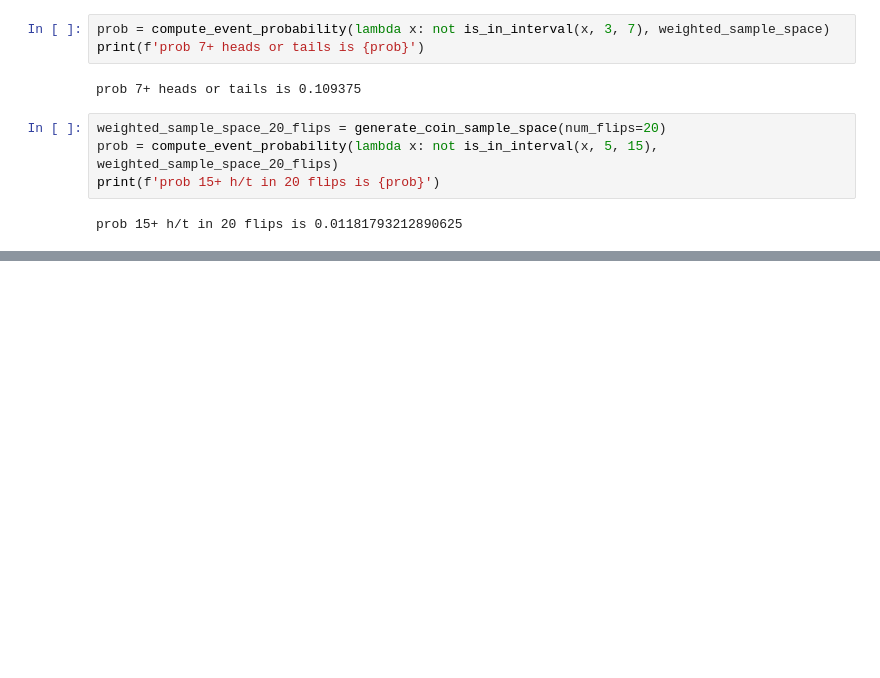
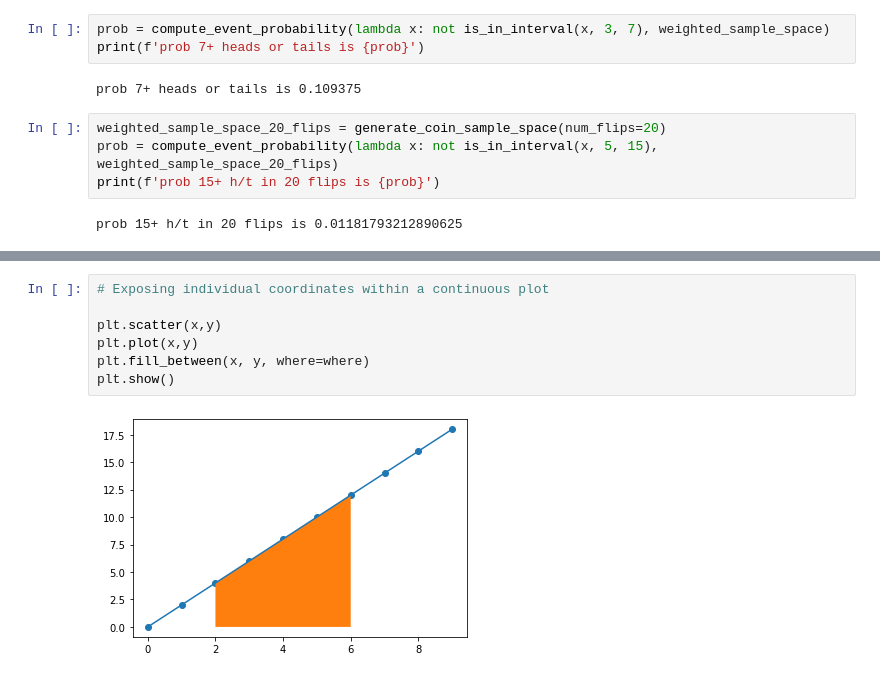
Before and after one commit to slp22/case-studies, a Jupyter notebook: book_camp_1.ipynb, the cells around one changed output, grey strips where cells are left out. Saved outputs shown, nothing was run; the diff lists cells and outputs as text; blank space fills up the shorter version.

```diff
--- a/book_camp_1.ipynb
+++ b/book_camp_1.ipynb
@@ -264,0 +305,9 @@ prob 15+ h/t in 20 flips is 0.01181793212890625
+# %%
+# Exposing individual coordinates within a continuous plot
+
+plt.scatter(x,y)
+plt.plot(x,y)
+plt.fill_between(x, y, where=where)
+plt.show()
+# %% [output]
+[figure, added]
```
Also changed, not shown: parts of 28 cells of this notebook.
